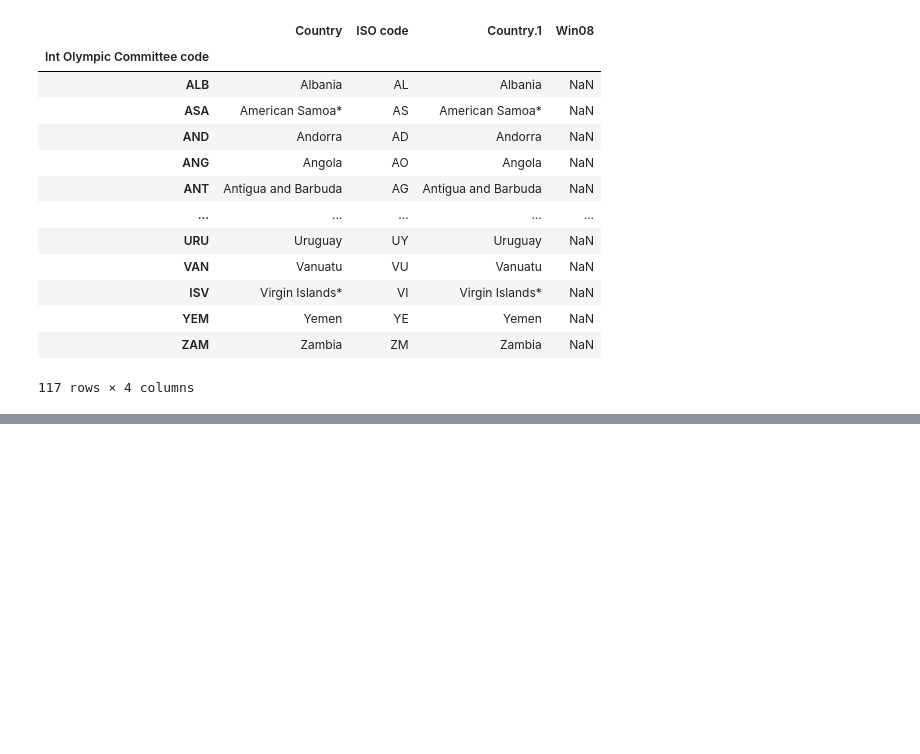
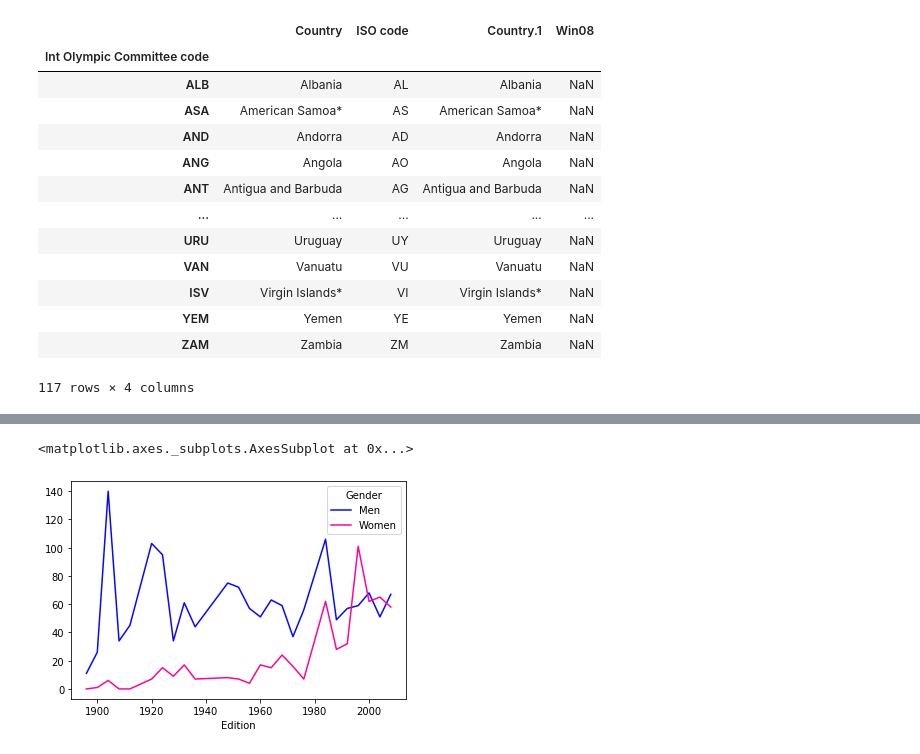
Before and after one commit to coding-cat23/fresh-daisies, a Jupyter notebook: pandas Essentials course.ipynb, the cells around one changed output, grey strips where cells are left out. Cells and saved outputs as stored; diff of their text form; code cells hidden in the pictures; blank space fills up the shorter version.

```diff
--- a/pandas Essentials course.ipynb
+++ b/pandas Essentials course.ipynb
@@ -168,0 +220,3 @@ cc[cc['Win08'].isnull()]
+# %%
+usa_gold=oo[(oo.NOC=='USA')&(oo.Medal=='Gold')] #Store USA GoldMedal winners in usa dataframe and preview
+usa_gold.head()
@@ -168,0 +230,10 @@ cc[cc['Win08'].isnull()]
+# %%
+#Group by gender and edition, then unstack and plot
+#Array with colours to represent different genders
+medal_colors = ["#0408FF", "#FF049b"]
+# Set custom color palette
+sns.set_palette(sns.color_palette(medal_colors ))
+usa_gold.groupby(['Gender','Edition']).size().unstack('Gender', fill_value=0).plot.line()
+# %% [output]
+<matplotlib.axes._subplots.AxesSubplot at 0x...>
+[figure, added]
```
Also changed, not shown: parts of 16 cells of this notebook.
